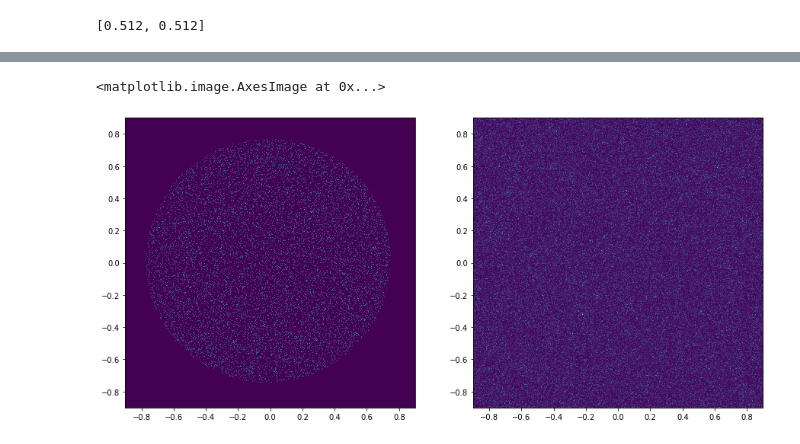
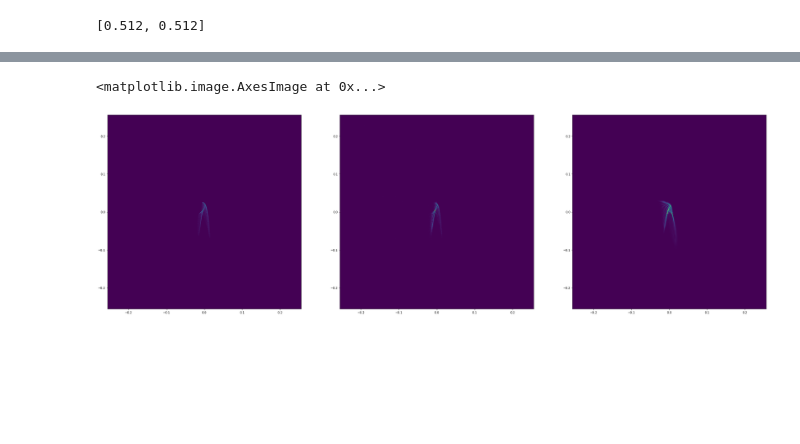
Before and after one commit to antipa/optics, a Jupyter notebook: huygens_PSF.ipynb, the cells around one changed output, grey strips where cells are left out. Cells and saved outputs as stored; diff of their text form; code cells hidden in the pictures; blank space fills up the shorter version.

```diff
--- a/huygens_PSF.ipynb
+++ b/huygens_PSF.ipynb
@@ -121,14 +137,14 @@ plt.colorbar()
 # %%
 
-W = genW(zlist, zco)
+W = genW2(zlist, zco,rhomax)
 
 pupil = {
-    'ca':[2, 2],
+    'ca':[.5, .5],
     'W_aber' : W[0],
     'fx_aber' : W[1],
     'fy_aber' : W[2],
-    'efl' : 12,
-    't': 11.5,
+    'efl' : 1,
+    't': 1,
     'ap_type' : 'circ'
 }
 W_sph = genSph(pupil['efl']);
@@ -322,8 +352,35 @@ for kk in range(Nrays):
+# %%
+# Compare to Fresnel propagation
+def propagate_field(lam, ps, z, U):
+    k = 2*np.pi/lam
+    siz = np.shape(U)
+    fx = np.linspace(-1/2/ps,1/2/ps,siz[1])
+    fy = np.linspace(-1/2/ps,1/2/ps,siz[0])
+    x = np.linspace(-siz[1]/2*ps,siz[1]/2*ps,siz[1])
+    y = np.linspace(-siz[0]/2*ps,siz[0]/2*ps,siz[0])
+    X,Y = np.meshgrid(x,y)
+    Fx,Fy = np.meshgrid(fx,fy)
+    Uf = np.fft.fftshift(np.fft.fft2(U))
+    Hf = np.exp(1j*2*np.pi*z/lam * np.sqrt(1-(lam*Fx)**2 - (lam*Fy)**2))
+    Up = np.fft.ifft2(np.fft.ifftshift(Uf*Hf))
+    return Up
+# %%
+rx = np.linspace(-sensor['fov'][1]/2,sensor['fov'][1]/2,sensor['npix'][1]);
+ry = np.linspace(-sensor['fov'][0]/2,sensor['fov'][0]/2,sensor['npix'][0]);
+[Rx,Ry] = np.meshgrid(rx,ry)
+ap = np.where(np.sqrt(Rx**2 + Ry**2)<(pupil['ca'][0]/2),1.,0.)
+W = pupil['W_sph'](Rx,Ry) + pupil['W_aber'](Rx,Ry) + pupil['W_sin'](Rx,Ry)
+lam = 550e-6
+U = ap*np.exp(-1j*2*np.pi/lam*W*1)
+U_fresnel = propagate_field(lam, sensor['px'], pupil['t'],U)
+# %%
+PSF_huyg = np.abs(U_accum[::-1,:])**2
+PSF_fresnel = np.abs(U_fresnel[::-1,:])**2
 # %%
-PSF_huyg = np.rot90(np.abs(U_accum[::-1,:])**2,0)
-fig, ax = plt.subplots(1,2,figsize=(15,7.5))
+fig, ax = plt.subplots(1,3,figsize=(40,20))
 ax[0].imshow(H.transpose()[::-1],extent=figextent)
 ax[1].imshow(PSF_huyg,interpolation='none',extent=figextent)
+ax[2].imshow(PSF_fresnel,interpolation='none',extent=figextent)
 # %% [output]
 <matplotlib.image.AxesImage at 0x...>
-[figure, old version]
+[figure, new version]
```
Also changed, not shown: parts of 15 cells of this notebook, 1 other file.
